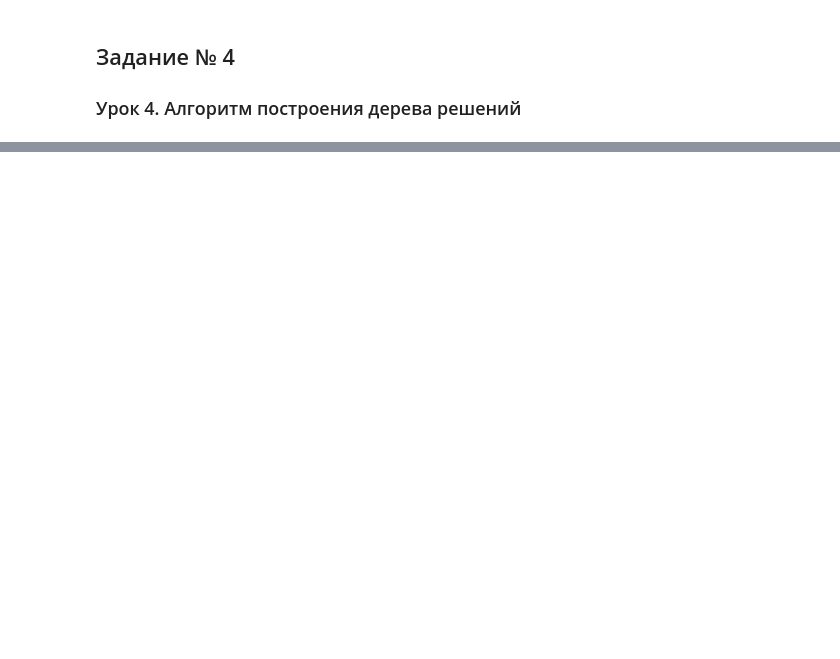
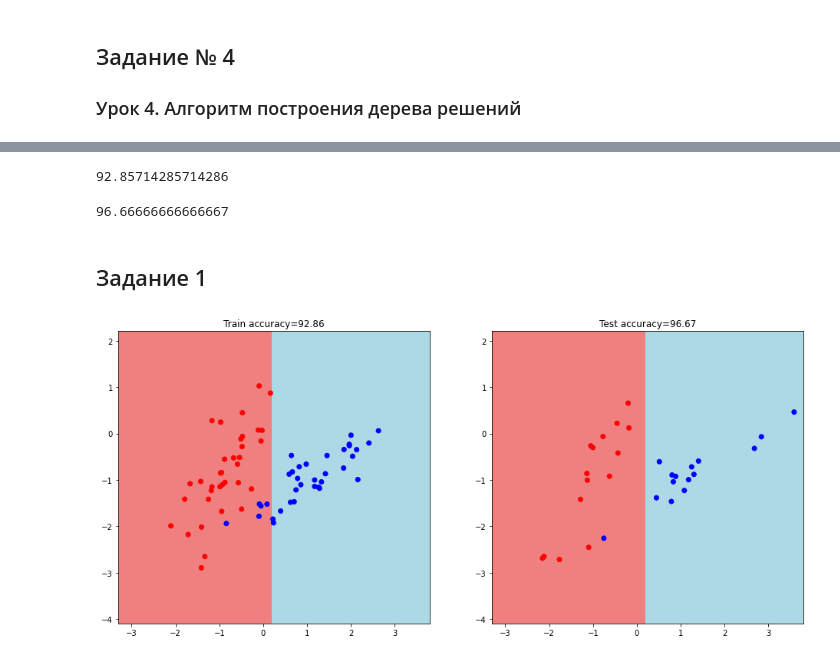
Before and after one commit to alex-chin/gb_data_analysis, a Jupyter notebook: homeworks/home04/home04.ipynb, the cells around one changed output, grey strips where cells are left out. Saved outputs shown, nothing was run; the diff lists cells and outputs as text; code cells hidden in the pictures; blank space fills up the shorter version.

```diff
--- a/homeworks/home04/home04.ipynb
+++ b/homeworks/home04/home04.ipynb
@@ -10,0 +264,59 @@
+# %%
+# Точность на обучающей выборке
+train_accuracy = accuracy_metric(train_labels, train_answers)
+train_accuracy
+# %% [output]
+92.85714285714286
+# %%
+# Точность на тестовой выборке
+test_accuracy = accuracy_metric(test_labels, answers)
+test_accuracy
+# %% [output]
+96.66666666666667
+# %%
+def show_ds(train_data,  train_labels, test_data,test_labels, my_tree):
+
+    def get_meshgrid(data, step=.05, border=1.2):
+        x_min, x_max = data[:, 0].min() - border, data[:, 0].max() + border
+        y_min, y_max = data[:, 1].min() - border, data[:, 1].max() + border
+        return np.meshgrid(np.arange(x_min, x_max, step), np.arange(y_min, y_max, step))
+    plt.figure(figsize=(16, 7))
+
+    train_answers = predict(train_data, my_tree)
+
+    # И получим ответы для тестовой выборки
+    answers = predict(test_data, my_tree)
+
+    # Точность на обучающей выборке
+    train_accuracy = accuracy_metric(train_labels, train_answers)
+    # Точность на тестовой выборке
+    test_accuracy = accuracy_metric(test_labels, answers)
+    # график обучающей выборки
+    plt.subplot(1, 2, 1)
+    xx, yy = get_meshgrid(train_data)
+    mesh_predictions = np.array(predict(np.c_[xx.ravel(), yy.ravel()], my_tree)).reshape(xx.shape)
+    plt.pcolormesh(xx, yy, mesh_predictions, cmap=light_colors)
+    plt.scatter(train_data[:, 0], train_data[:, 1], c=train_labels, cmap=colors)
+    plt.title(f'Train accuracy={train_accuracy:.2f}')
+
+    # график тестовой выборки
+    plt.subplot(1, 2, 2)
+    plt.pcolormesh(xx, yy, mesh_predictions, cmap=light_colors)
+    plt.scatter(test_data[:, 0], test_data[:, 1], c=test_labels, cmap=colors)
+    plt.title(f'Test accuracy={test_accuracy:.2f}')
+# %% [markdown]
+## Задание 1
+# %%
+# Разобьем выборку на обучающую и тестовую
+
+from sklearn import model_selection
+
+train_data, test_data, train_labels, test_labels = model_selection.train_test_split(classification_data,
+                                                                                    classification_labels,
+                                                                                    test_size=0.3,
+                                                                                    random_state=1)
+# %%
+my_tree = build_tree(train_data, train_labels, max_depth=2)
+show_ds(train_data,  train_labels, test_data,test_labels, my_tree)
+# %% [output]
+[figure, added]
```
Also changed, not shown: parts of 23 cells of this notebook.
